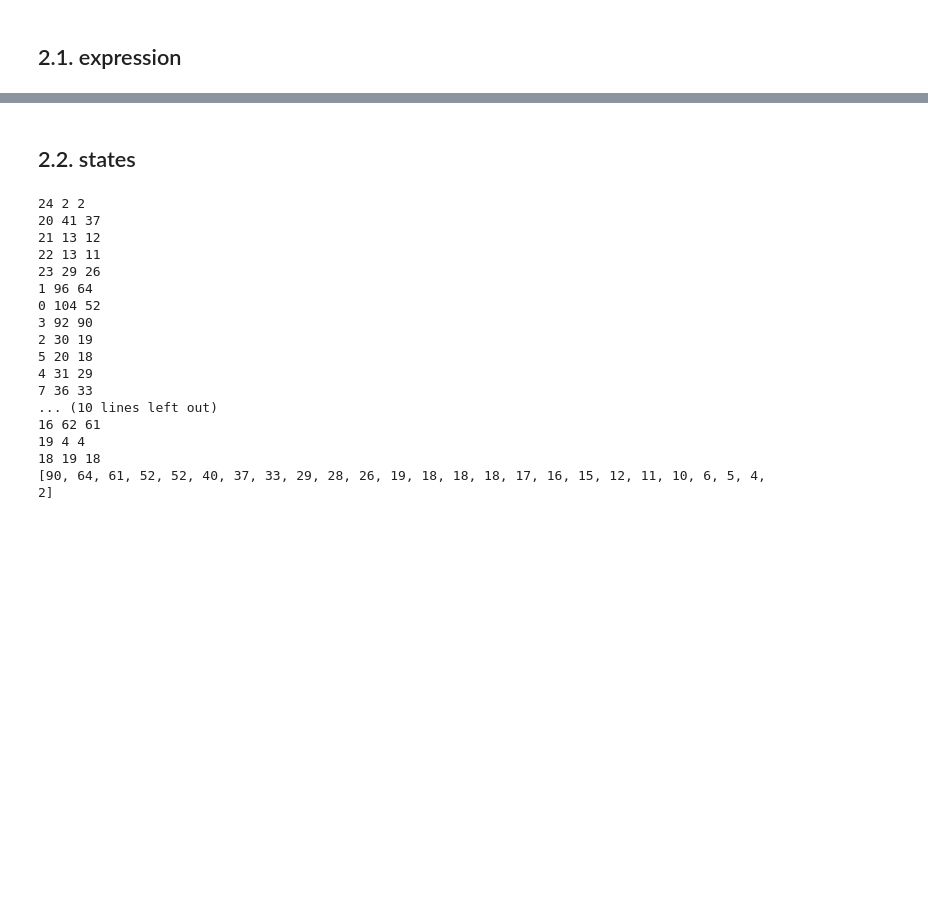
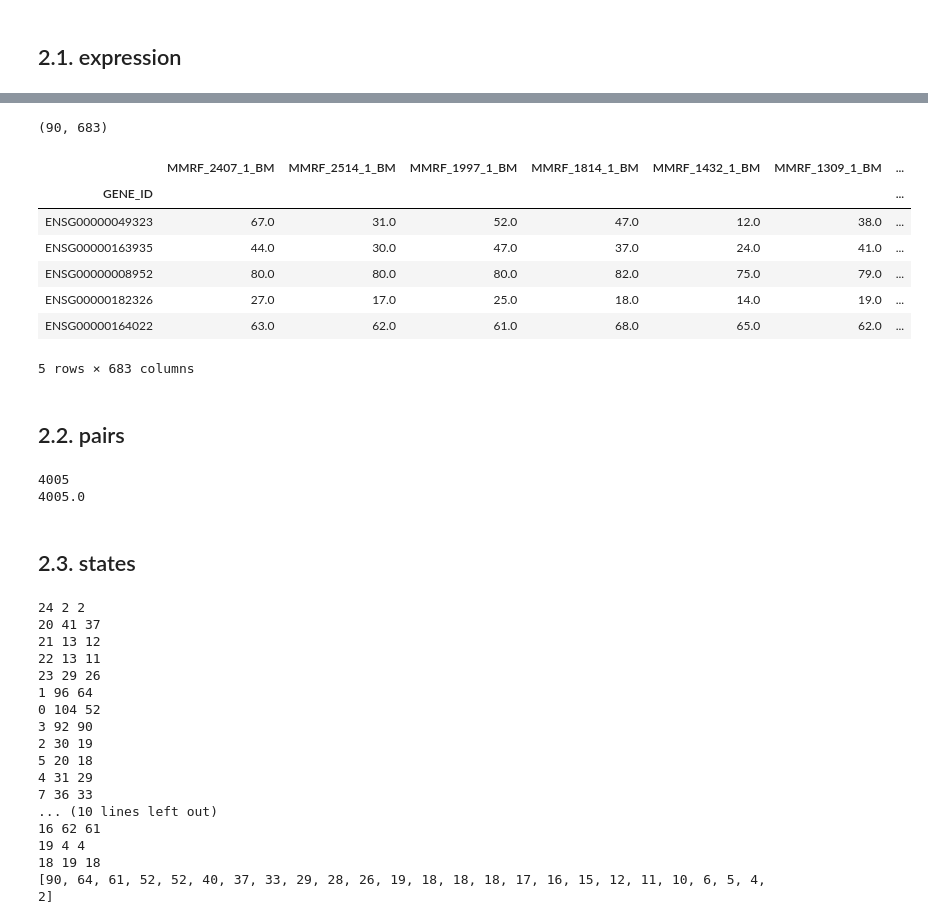
Before and after one commit to adelomana/PSL, a Jupyter notebook: MM/sky92/sky92_beta.ipynb, the cells around one changed output, grey strips where cells are left out. Cells and saved outputs as stored; diff of their text form; code cells hidden in the pictures; blank space fills up the shorter version.

```diff
--- a/MM/sky92/sky92_beta.ipynb
+++ b/MM/sky92/sky92_beta.ipynb
@@ -182,5 +166,33 @@ df.head()
+# %%
+# convert to rank
+ranks=df.rank()
+print(ranks.shape)
+ranks.head()
+# %% [output]
+(90, 683)
+|  | MMRF_2407_1_BM | MMRF_2514_1_BM | MMRF_1997_1_BM | MMRF_1814_1_BM | MMRF_1432_1_BM | MMRF_1309_1_BM | ... |
+| GENE_ID |  |  |  |  |  |  | ... |
+| ENSG00000049323 | 67.0 | 31.0 | 52.0 | 47.0 | 12.0 | 38.0 | ... |
+| ENSG00000163935 | 44.0 | 30.0 | 47.0 | 37.0 | 24.0 | 41.0 | ... |
+| ENSG00000008952 | 80.0 | 80.0 | 80.0 | 82.0 | 75.0 | 79.0 | ... |
+| ENSG00000182326 | 27.0 | 17.0 | 25.0 | 18.0 | 14.0 | 19.0 | ... |
+| ENSG00000164022 | 63.0 | 62.0 | 61.0 | 68.0 | 65.0 | 62.0 | ... |
+5 rows × 683 columns
 # %% [markdown]
-## 2.2. states
+## 2.2. pairs
+# %%
+pairs=[]
+for i in range(len(found_IDs)):
+    for j in range(len(found_IDs)):
+        if i > j:
+            pairs.append((found_IDs[i],found_IDs[j]))
+print(len(pairs))
+print(((len(found_IDs)**2)-len(found_IDs))/2)
+# %% [output]
+4005
+4005.0
+# %% [markdown]
+## 2.3. states
 # %%
 states={}
 for state in bm_states:
```
Also changed, not shown: parts of 14 cells of this notebook.
